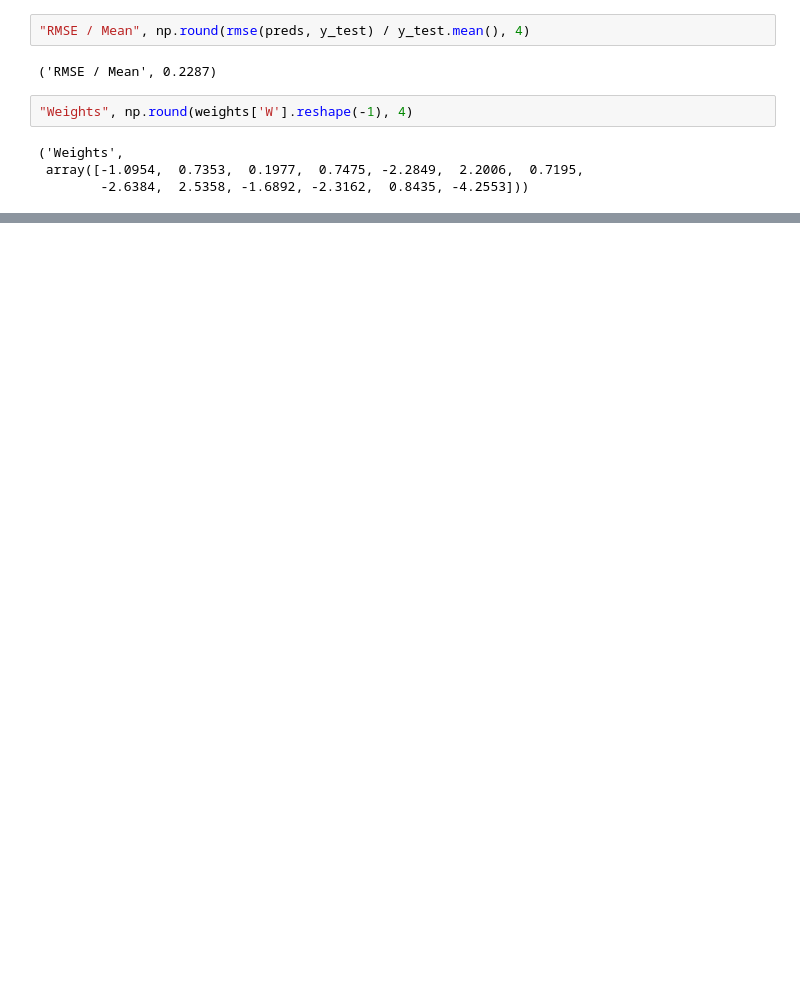
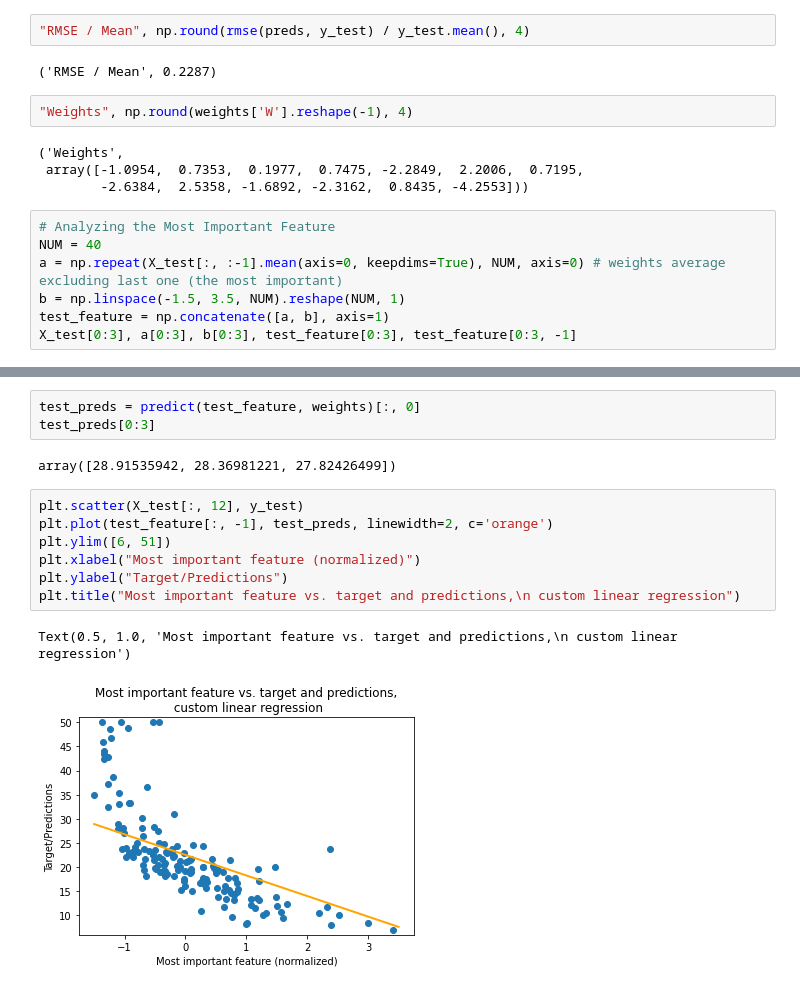
Before and after one commit to mcorne/test-python, a Jupyter notebook: dlfs/2-fundamentals.ipynb, the cells around one changed output, grey strips where cells are left out. Cells and saved outputs as stored; diff of their text form; blank space fills up the shorter version.

```diff
--- a/dlfs/2-fundamentals.ipynb
+++ b/dlfs/2-fundamentals.ipynb
@@ -359,3 +359,10 @@ def rmse(preds: ndarray, actuals: ndarray):
 ('Weights',
  array([-1.0954,  0.7353,  0.1977,  0.7475, -2.2849,  2.2006,  0.7195,
         -2.6384,  2.5358, -1.6892, -2.3162,  0.8435, -4.2553]))
+# %%
+# Analyzing the Most Important Feature
+NUM = 40
+a = np.repeat(X_test[:, :-1].mean(axis=0, keepdims=True), NUM, axis=0) # weights average excluding last one (the most important)
+b = np.linspace(-1.5, 3.5, NUM).reshape(NUM, 1)
+test_feature = np.concatenate([a, b], axis=1)
+X_test[0:3], a[0:3], b[0:3], test_feature[0:3], test_feature[0:3, -1]
@@ -361,0 +387,15 @@ def rmse(preds: ndarray, actuals: ndarray):
+# %%
+test_preds = predict(test_feature, weights)[:, 0]
+test_preds[0:3]
+# %% [output]
+array([28.91535942, 28.36981221, 27.82426499])
+# %%
+plt.scatter(X_test[:, 12], y_test)
+plt.plot(test_feature[:, -1], test_preds, linewidth=2, c='orange')
+plt.ylim([6, 51])
+plt.xlabel("Most important feature (normalized)")
+plt.ylabel("Target/Predictions")
+plt.title("Most important feature vs. target and predictions,\n custom linear regression")
+# %% [output]
+Text(0.5, 1.0, 'Most important feature vs. target and predictions,\n custom linear regression')
+[figure, added]
```
Also changed, not shown: parts of 5 cells of this notebook, 1 other file.
